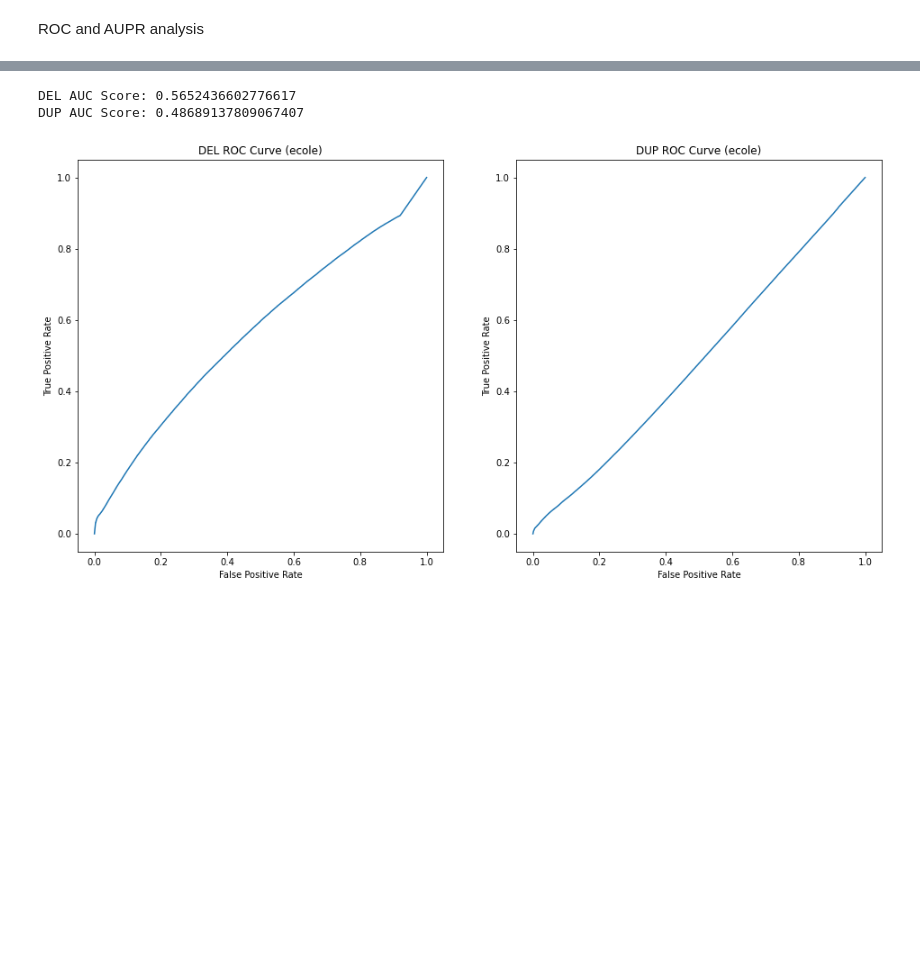
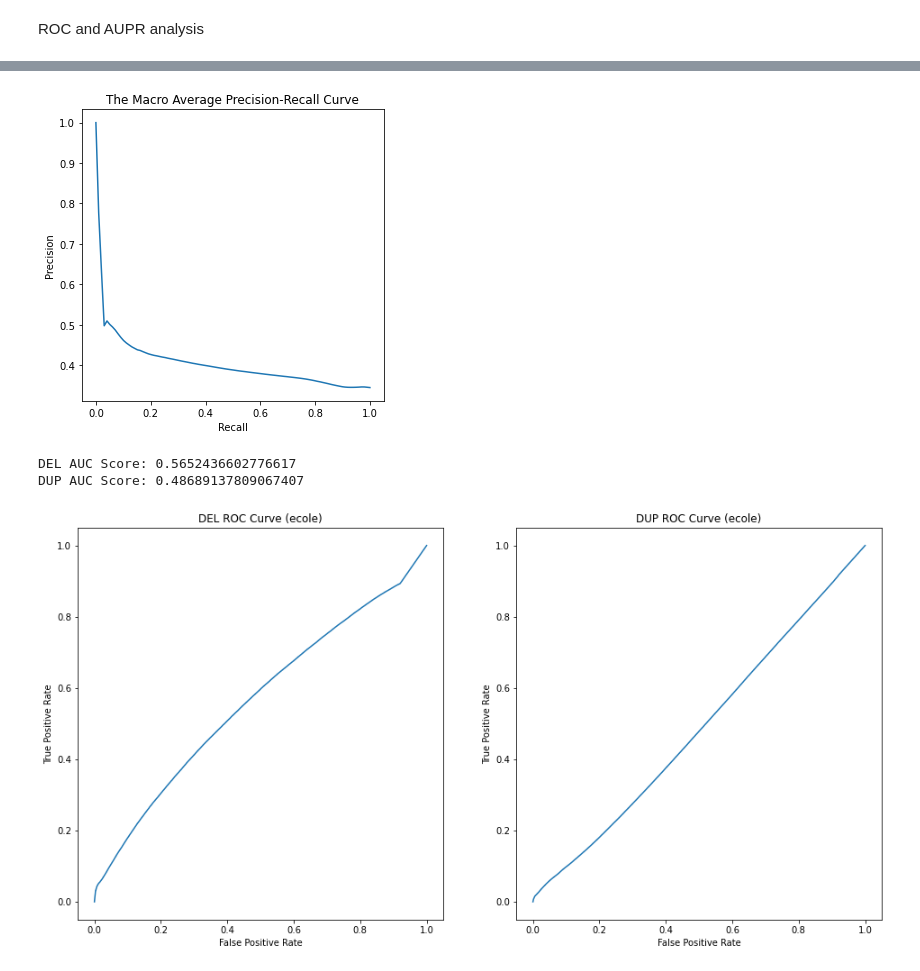
Before and after one commit to alperylmzz/ECOLE-revision, a Jupyter notebook: roc_aupr_analysis.ipynb, the cells around one changed output, grey strips where cells are left out. Saved outputs shown, nothing was run; the diff lists cells and outputs as text; code cells hidden in the pictures; blank space fills up the shorter version.

```diff
--- a/roc_aupr_analysis.ipynb
+++ b/roc_aupr_analysis.ipynb
@@ -141,3 +195,7 @@ def somaticTest_AUPR(model):
+# %%
+somaticTest_AUPR_v2("ecole-ft-somatic")
+# %% [output]
+[figure, added]
 # %%
 somaticTest_ROC("ecole")
 somaticTest_ROC("ecole-ft-somatic")
```
Also changed, not shown: parts of 5 cells of this notebook.
